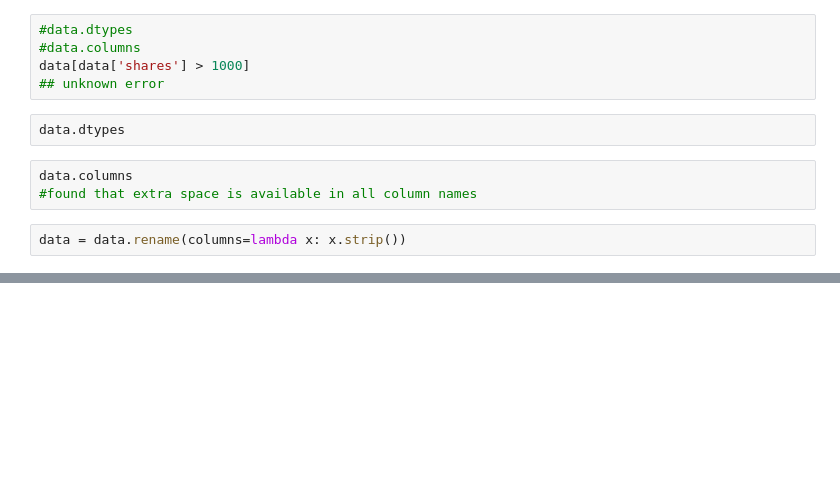
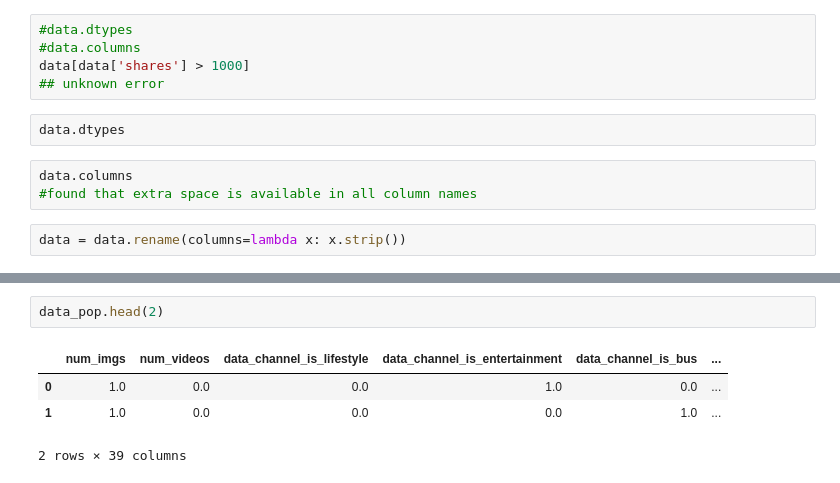
Before and after one commit to gokulramanaa/Online_news_popularity, a Jupyter notebook: Data Mining_New Project.ipynb, the cells around one changed output, grey strips where cells are left out. Cells and saved outputs as stored; diff of their text form; blank space fills up the shorter version.

```diff
--- a/Data Mining_New Project.ipynb
+++ b/Data Mining_New Project.ipynb
@@ -82,0 +169,7 @@ data.tail(2)
+# %%
+data_pop.head(2)
+# %% [output]
+|  | num_imgs | num_videos | data_channel_is_lifestyle | data_channel_is_entertainment | data_channel_is_bus | ... |
+| 0 | 1.0 | 0.0 | 0.0 | 1.0 | 0.0 | ... |
+| 1 | 1.0 | 0.0 | 0.0 | 0.0 | 1.0 | ... |
+2 rows × 39 columns
```
Also changed, not shown: parts of 27 cells of this notebook.
